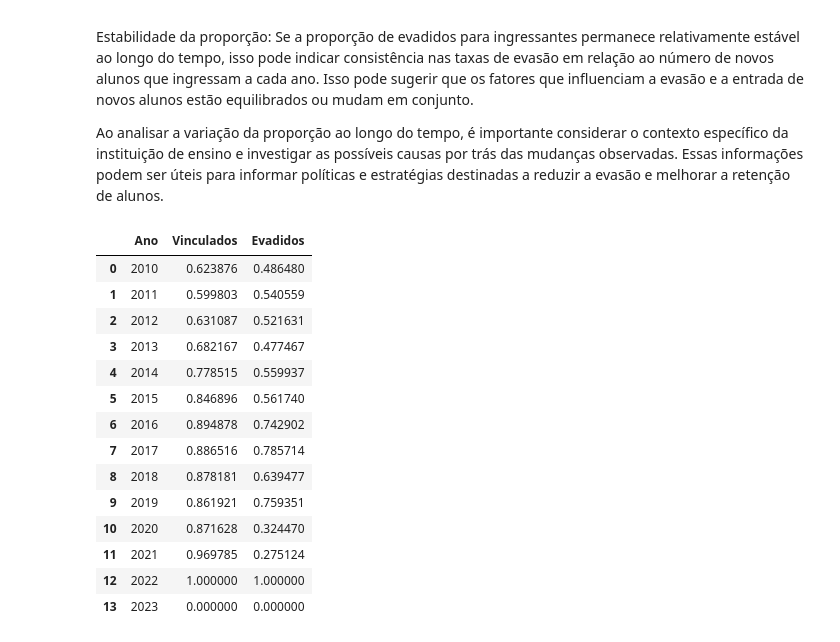
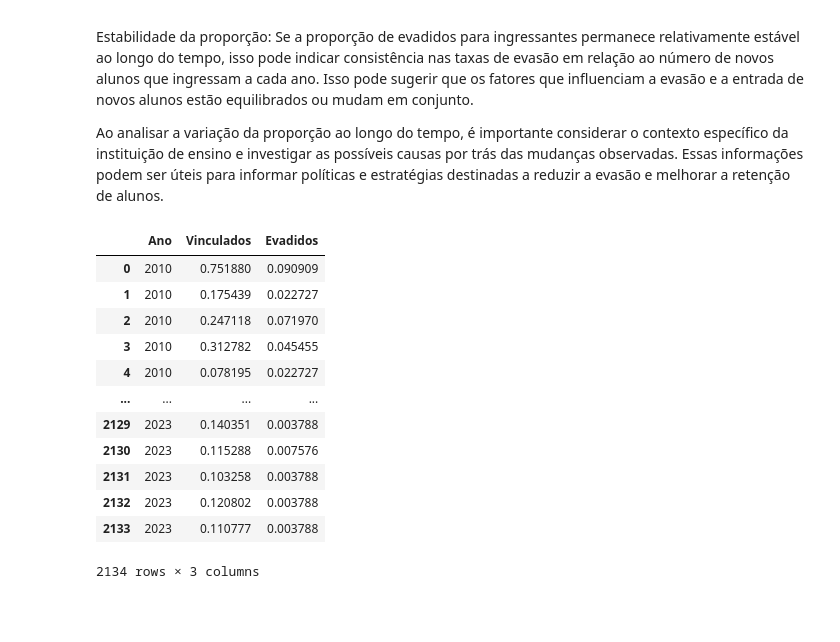
Before and after one commit to psicosleazy-dev/tcc, a Jupyter notebook: start_notebook.ipynb, the cells around one changed output. Drawn from its saved outputs; the diff is of its cells as text; code cells hidden in the pictures; blank space fills up the shorter version.

```diff
--- a/start_notebook.ipynb
+++ b/start_notebook.ipynb
@@ -561,16 +560,16 @@ plt.show()
 # resultados = [...]
 
 # Criar um DataFrame a partir dos resultados da consulta
-df = pd.DataFrame(dens_por_ano, columns=['Ano', 'Evadidos', 'Ingressantes', 'Proporcao_Evadidos_Ingressantes'])
+pei = pd.DataFrame(dens_por_ano, columns=['Ano', 'Evadidos', 'Ingressantes', 'Proporcao_Evadidos_Ingressantes'])
 
 # Adicionar uma coluna com os cálculos resultantes (ordenados pelo ano)
-df['Proporcao_Evadidos_Ingressantes'] = df['Evadidos'] * 1.0 / df['Ingressantes']
+pei['Proporcao_Evadidos_Ingressantes'] = pei['Evadidos'] * 1.0 / pei['Ingressantes']
 
 # Ordenar o DataFrame pelo ano
-df = df.sort_values(by='Ano')
+pei = pei.sort_values(by='Ano')
 
 # Exibir o DataFrame resultante
-print(df)
+print(pei)
 # %% [output]
      Ano  Evadidos  Ingressantes  Proporcao_Evadidos_Ingressantes
 0   2010      2312          5093                         0.453956
@@ -609,29 +608,27 @@ Estabilidade da proporção: Se a proporção de evadidos para ingressantes perm
 
 Ao analisar a variação da proporção ao longo do tempo, é importante considerar o contexto específico da instituição de ensino e investigar as possíveis causas por trás das mudanças observadas. Essas informações podem ser úteis para informar políticas e estratégias destinadas a reduzir a evasão e melhorar a retenção de alunos.
 # %%
-df_numeric = dens_por_ano2[['Vinculados', 'Evadidos']]
+pve_numeric = df[['Vinculados', 'Evadidos']]
 
 # Normalize os dados usando o método min-max scaling
-df_normalized = (df_numeric - df_numeric.min()) / (df_numeric.max() - df_numeric.min())
+pve_norm = (pve_numeric - pve_numeric.min()) / (pve_numeric.max() - pve_numeric.min())
 
 # Adicione a coluna 'Ano' ao DataFrame normalizado
-df_normalized['Ano'] = dens_por_ano2['Ano']
-df_normalized = df_normalized[['Ano', 'Vinculados', 'Evadidos']]
+pve_norm['Ano'] = df['Ano']
+pve_norm = pve_norm[['Ano', 'Vinculados', 'Evadidos']]
 
-display(df_normalized)
+display(pve_norm)
 # %% [output]
 |  | Ano | Vinculados | Evadidos |
-| 0 | 2010 | 0.623876 | 0.486480 |
-| 1 | 2011 | 0.599803 | 0.540559 |
-| 2 | 2012 | 0.631087 | 0.521631 |
-| 3 | 2013 | 0.682167 | 0.477467 |
-| 4 | 2014 | 0.778515 | 0.559937 |
-| 5 | 2015 | 0.846896 | 0.561740 |
-| 6 | 2016 | 0.894878 | 0.742902 |
-| 7 | 2017 | 0.886516 | 0.785714 |
-| 8 | 2018 | 0.878181 | 0.639477 |
-| 9 | 2019 | 0.861921 | 0.759351 |
-| 10 | 2020 | 0.871628 | 0.324470 |
-| 11 | 2021 | 0.969785 | 0.275124 |
-| 12 | 2022 | 1.000000 | 1.000000 |
-| 13 | 2023 | 0.000000 | 0.000000 |
+| 0 | 2010 | 0.751880 | 0.090909 |
+| 1 | 2010 | 0.175439 | 0.022727 |
+| 2 | 2010 | 0.247118 | 0.071970 |
+| 3 | 2010 | 0.312782 | 0.045455 |
+| 4 | 2010 | 0.078195 | 0.022727 |
+| ... | ... | ... | ... |
+| 2129 | 2023 | 0.140351 | 0.003788 |
+| 2130 | 2023 | 0.115288 | 0.007576 |
+| 2131 | 2023 | 0.103258 | 0.003788 |
+| 2132 | 2023 | 0.120802 | 0.003788 |
+| 2133 | 2023 | 0.110777 | 0.003788 |
+2134 rows × 3 columns
```
Also changed, not shown: parts of 26 cells of this notebook, 1 other file.
